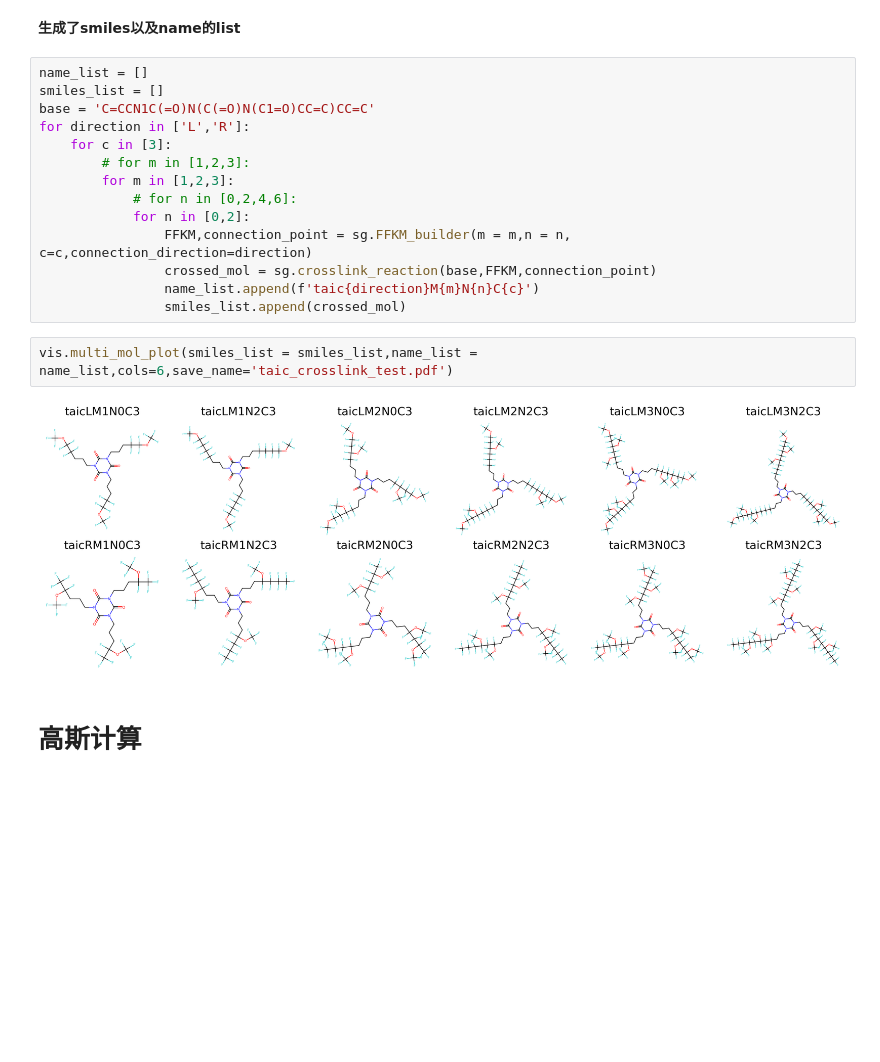
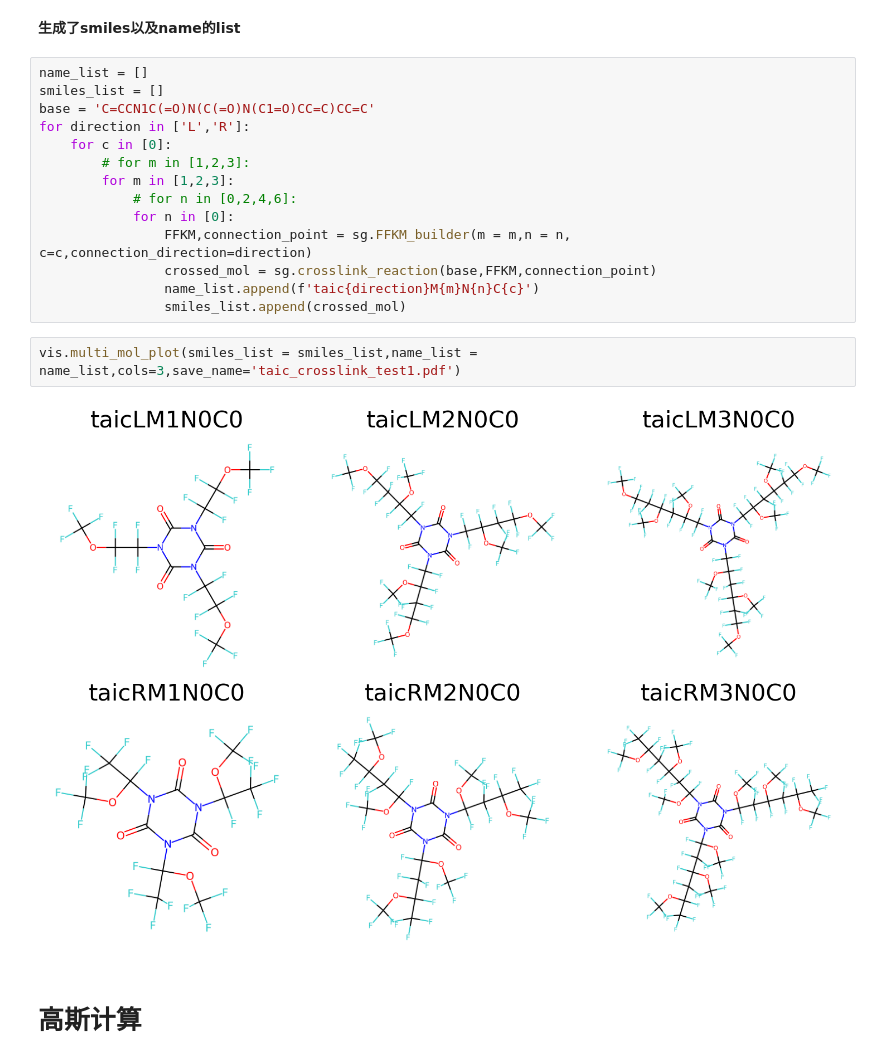
Before and after one commit to thyheal/electret_cal, a Jupyter notebook: demo.ipynb, the cells around one changed output. Cells and saved outputs as stored; diff of their text form; blank space fills up the shorter version.

```diff
--- a/demo.ipynb
+++ b/demo.ipynb
@@ -23,19 +25,19 @@ name_list = []
 smiles_list = []
 base = 'C=CCN1C(=O)N(C(=O)N(C1=O)CC=C)CC=C'
 for direction in ['L','R']:
-    for c in [3]:
+    for c in [0]:
         # for m in [1,2,3]:
         for m in [1,2,3]:
             # for n in [0,2,4,6]:
-            for n in [0,2]:
+            for n in [0]:
                 FFKM,connection_point = sg.FFKM_builder(m = m,n = n, c=c,connection_direction=direction)
                 crossed_mol = sg.crosslink_reaction(base,FFKM,connection_point)
                 name_list.append(f'taic{direction}M{m}N{n}C{c}')
                 smiles_list.append(crossed_mol)
 # %%
-vis.multi_mol_plot(smiles_list = smiles_list,name_list = name_list,cols=6,save_name='taic_crosslink_test.pdf')
+vis.multi_mol_plot(smiles_list = smiles_list,name_list = name_list,cols=3,save_name='taic_crosslink_test1.pdf')
 # %% [output]
-[figure, old version]
+[figure, new version]
 # %% [markdown]
 # 高斯计算
 # %% [markdown]
```
Also changed, not shown: parts of 12 cells of this notebook, 11 other files.
